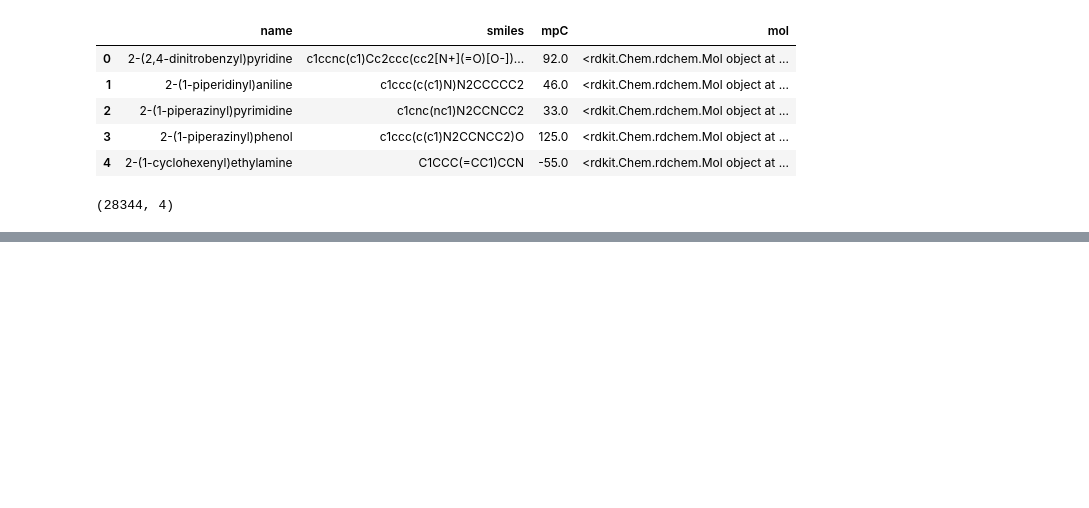
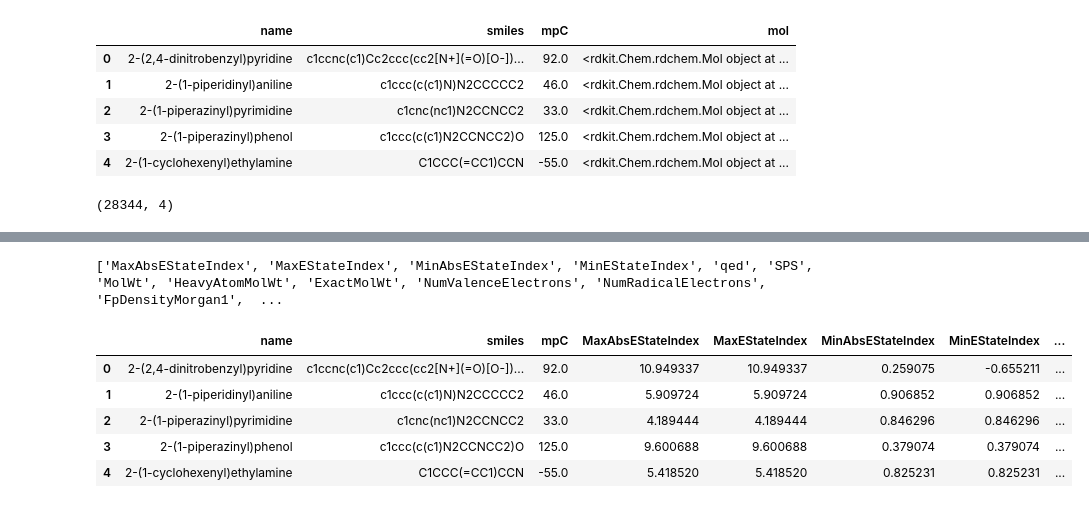
Before and after one commit to thedhawalpanchamiya/melting-point, a Jupyter notebook: melting-point.ipynb, the cells around one changed output, grey strips where cells are left out. Drawn from its saved outputs; the diff is of its cells as text; code cells hidden in the pictures; blank space fills up the shorter version.

```diff
--- a/melting-point.ipynb
+++ b/melting-point.ipynb
@@ -175,0 +181,8 @@ data.shape
+# %%
+from sklearn.feature_selection import VarianceThreshold
+
+selector = VarianceThreshold(threshold=0)
+
+selector.fit(descriptor_data)
+
+descriptor_data = descriptor_data.loc[:, selector.get_support()]
@@ -175,0 +191,23 @@ data.shape
+# %%
+top_descriptors = correlation.head(30).index.tolist()
+
+print(top_descriptors)
+# %% [output]
+['MaxAbsEStateIndex', 'MaxEStateIndex', 'MinAbsEStateIndex', 'MinEStateIndex', 'qed', 'SPS', 'MolWt', 'HeavyAtomMolWt', 'ExactMolWt', 'NumValenceElectrons', 'NumRadicalElectrons', 'FpDensityMorgan1',  ...
+# %%
+data = pd.concat(
+    [
+        final_data[["name", "smiles", "mpC"]],
+        descriptor_data[top_descriptors]
+    ],
+    axis=1
+)
+# %%
+data.head()
+# %% [output]
+|  | name | smiles | mpC | MaxAbsEStateIndex | MaxEStateIndex | MinAbsEStateIndex | MinEStateIndex | ... |
+| 0 | 2-(2,4-dinitrobenzyl)pyridine | c1ccnc(c1)Cc2ccc(cc2[N+](=O)[O-])... | 92.0 | 10.949337 | 10.949337 | 0.259075 | -0.655211 | ... |
+| 1 | 2-(1-piperidinyl)aniline | c1ccc(c(c1)N)N2CCCCC2 | 46.0 | 5.909724 | 5.909724 | 0.906852 | 0.906852 | ... |
+| 2 | 2-(1-piperazinyl)pyrimidine | c1cnc(nc1)N2CCNCC2 | 33.0 | 4.189444 | 4.189444 | 0.846296 | 0.846296 | ... |
+| 3 | 2-(1-piperazinyl)phenol | c1ccc(c(c1)N2CCNCC2)O | 125.0 | 9.600688 | 9.600688 | 0.379074 | 0.379074 | ... |
+| 4 | 2-(1-cyclohexenyl)ethylamine | C1CCC(=CC1)CCN | -55.0 | 5.418520 | 5.418520 | 0.825231 | 0.825231 | ... |
```
Also changed, not shown: parts of 11 cells of this notebook.
